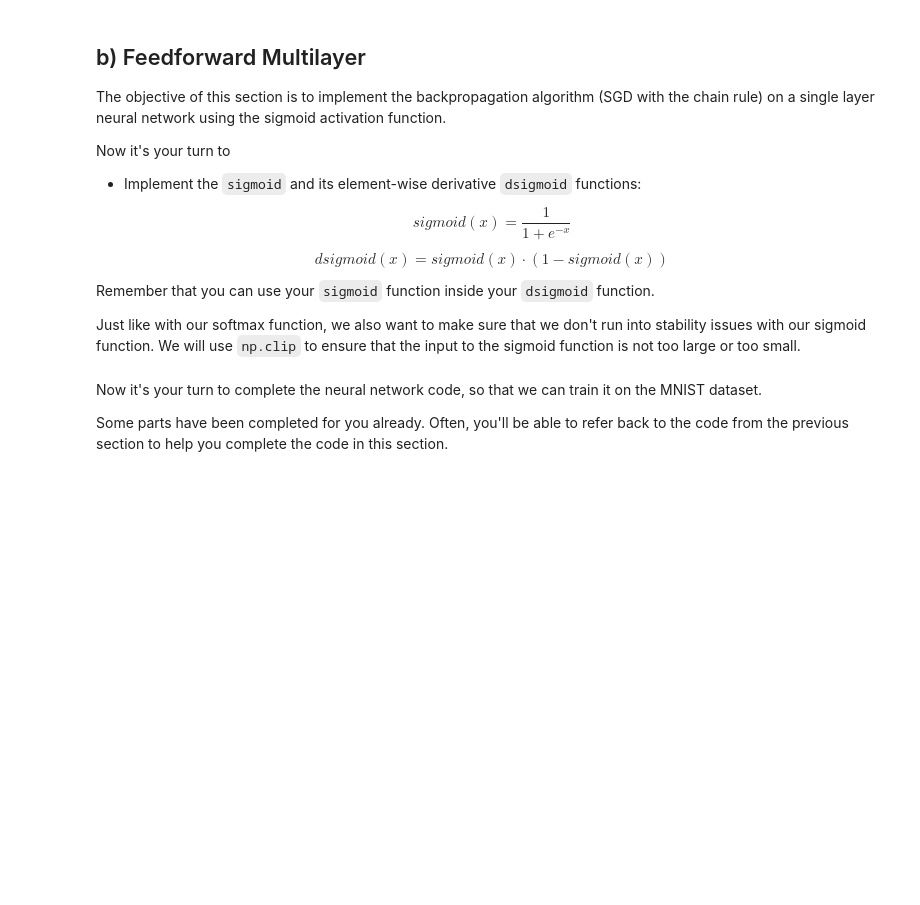
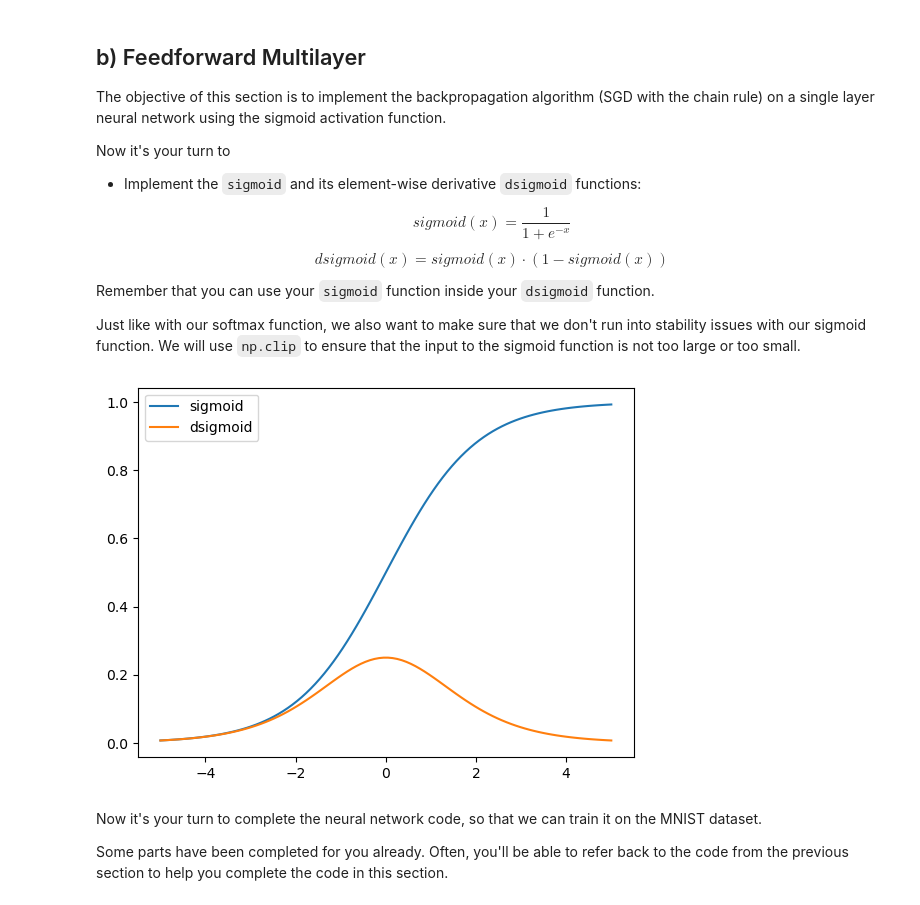
Before and after one commit to drop2jyoti/deep_learning, a Jupyter notebook: 01_materials/labs/lab_2.ipynb, the cells around one changed output. Drawn from its saved outputs; the diff is of its cells as text; code cells hidden in the pictures; blank space fills up the shorter version.

```diff
--- a/01_materials/labs/lab_2.ipynb
+++ b/01_materials/labs/lab_2.ipynb
@@ -316,18 +316,21 @@ Just like with our softmax function, we also want to make sure that we don't run
 # %%
 def sigmoid(X):
     # Clip X to prevent overflow or underflow
     X = np.clip(X, -500, 500) # This ensures that np.exp(X) doesn't overflow
-    return None # TODO
+    return 1 / (1 + np.exp(-X)) # TODO
 
 
 def dsigmoid(X):
-    return None # TODO
+    sigmoid_X = sigmoid(X)
+    return sigmoid_X * (1 - sigmoid_X) # TODO
 
 
 x = np.linspace(-5, 5, 100)
 plt.plot(x, sigmoid(x), label='sigmoid')
 plt.plot(x, dsigmoid(x), label='dsigmoid')
 plt.legend(loc='best');
+# %% [output]
+[figure, added]
 # %% [markdown]
 Now it's your turn to complete the neural network code, so that we can train it on the MNIST dataset.
 
```
Also changed, not shown: parts of 1 cell of this notebook.
